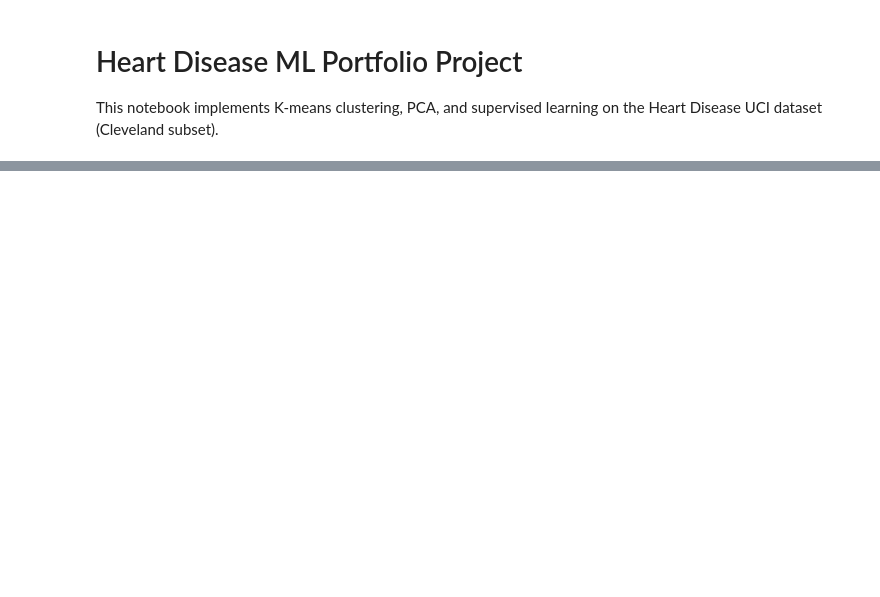
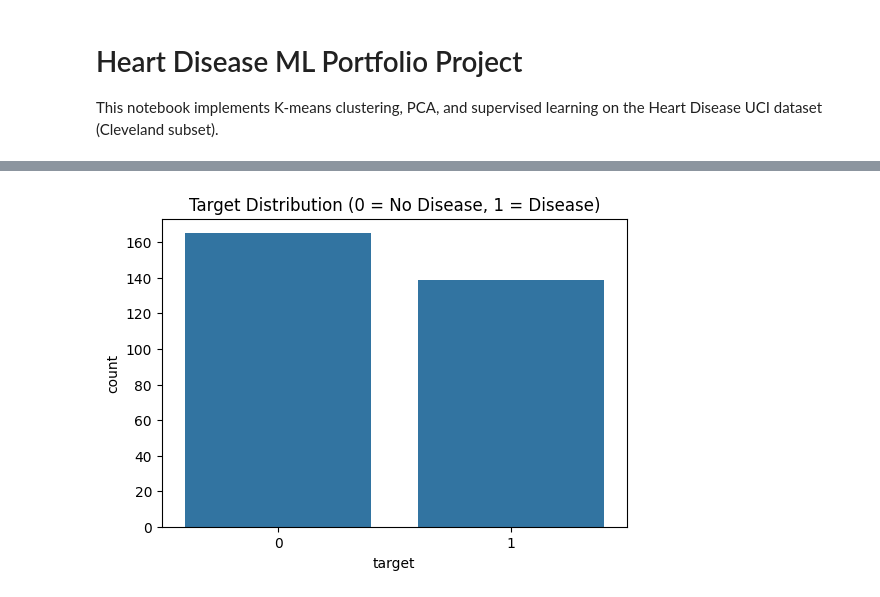
Before and after one commit to GoudyMT/heart-disease-ml, a Jupyter notebook: notebook/ml-portfolio.ipynb, the cells around one changed output, grey strips where cells are left out. Saved outputs shown, nothing was run; the diff lists cells and outputs as text; code cells hidden in the pictures; blank space fills up the shorter version.

```diff
--- a/notebook/ml-portfolio.ipynb
+++ b/notebook/ml-portfolio.ipynb
@@ -79,0 +165,9 @@ Name: count, dtype: int64
+# %%
+# Target distribution
+plt.figure(figsize=(6, 4))
+sns.countplot(x='target', data=df_cleveland)
+plt.title('Target Distribution (0 = No Disease, 1 = Disease)')
+plt.savefig('../images/target_distribution.png', dpi=300, bbox_inches='tight')
+plt.show()
+# %% [output]
+[figure, added]
```
Also changed, not shown: parts of 20 cells of this notebook, 3 other files.
